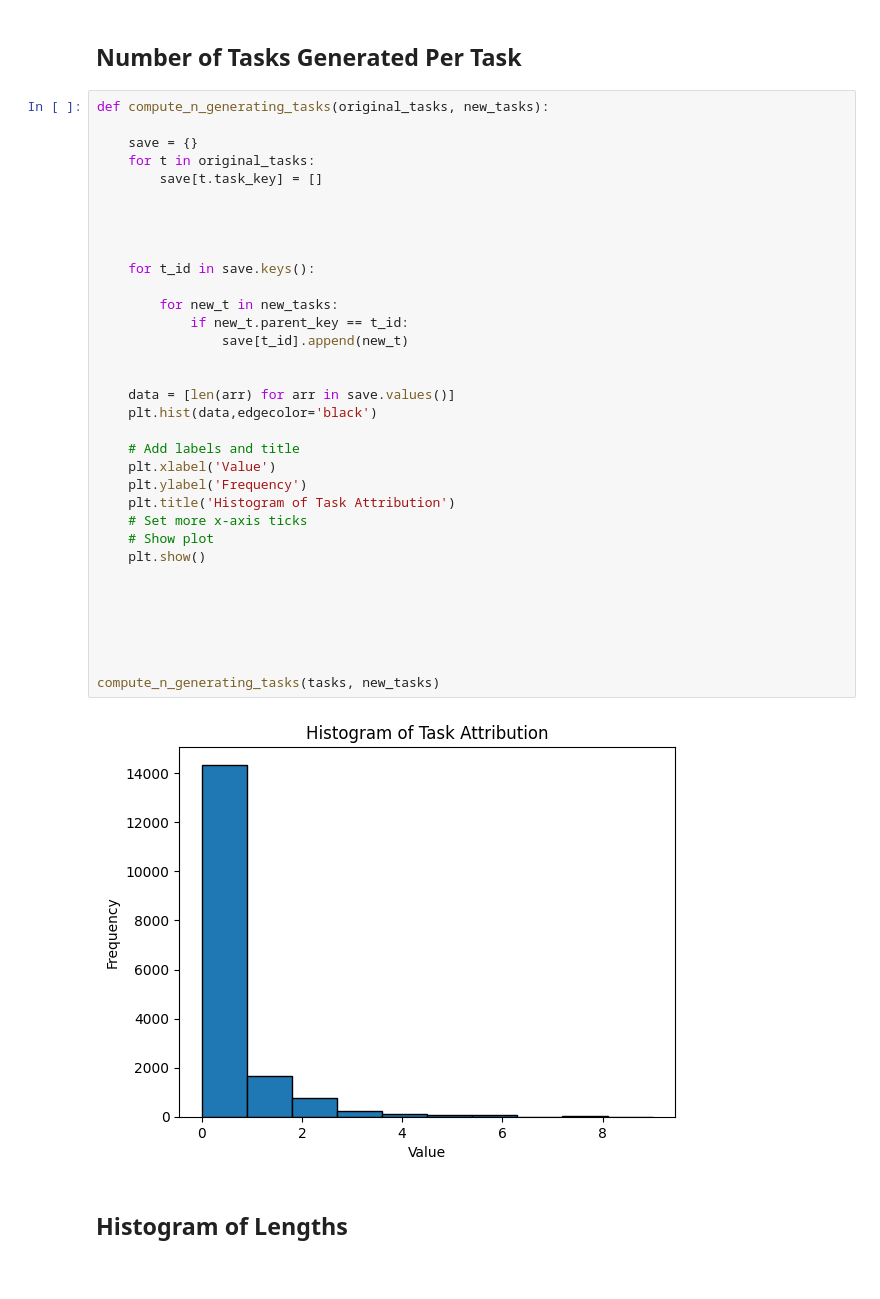
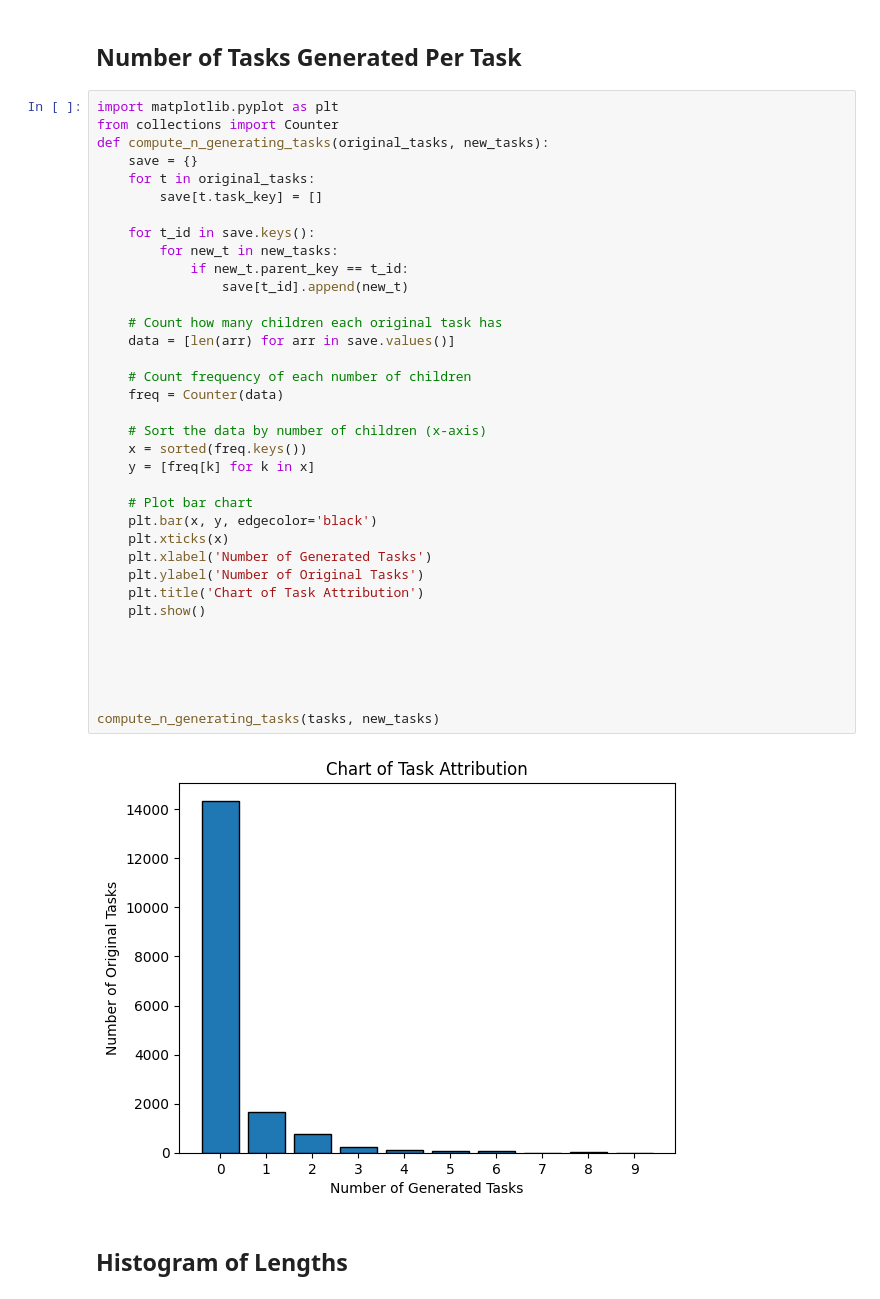
Before and after one commit to MGWSimpson/AlphaARC, a Jupyter notebook: analysis/task_creation.ipynb, the cells around one changed output. Drawn from its saved outputs; the diff is of its cells as text.

```diff
--- a/analysis/task_creation.ipynb
+++ b/analysis/task_creation.ipynb
@@ -103,41 +103,43 @@ n of unique programs: 3634 / 6011
 # %% [markdown]
 ## Number of Tasks Generated Per Task
 # %%
+import matplotlib.pyplot as plt
+from collections import Counter
 def compute_n_generating_tasks(original_tasks, new_tasks):
-
     save = {}
     for t in original_tasks:
         save[t.task_key] = []
 
-
-
-
     for t_id in save.keys():
-
         for new_t in new_tasks:
             if new_t.parent_key == t_id:
                 save[t_id].append(new_t)
 
+    # Count how many children each original task has
+    data = [len(arr) for arr in save.values()]
 
-    data = [len(arr) for arr in save.values()]
-    plt.hist(data,edgecolor='black')
+    # Count frequency of each number of children
+    freq = Counter(data)
 
-    # Add labels and title
-    plt.xlabel('Value')
-    plt.ylabel('Frequency')
-    plt.title('Histogram of Task Attribution')
-    # Set more x-axis ticks
-    # Show plot
+    # Sort the data by number of children (x-axis)
+    x = sorted(freq.keys())
+    y = [freq[k] for k in x]
+
+    # Plot bar chart
+    plt.bar(x, y, edgecolor='black')
+    plt.xticks(x)
+    plt.xlabel('Number of Generated Tasks')
+    plt.ylabel('Number of Original Tasks')
+    plt.title('Chart of Task Attribution')
     plt.show()
 
 
 
 
 
-
 compute_n_generating_tasks(tasks, new_tasks)
 # %% [output]
-[figure, old version]
+[figure, new version]
 # %% [markdown]
 ## Histogram of Lengths
 # %%
```
Also changed, not shown: parts of 1 cell of this notebook, 25 other files.
